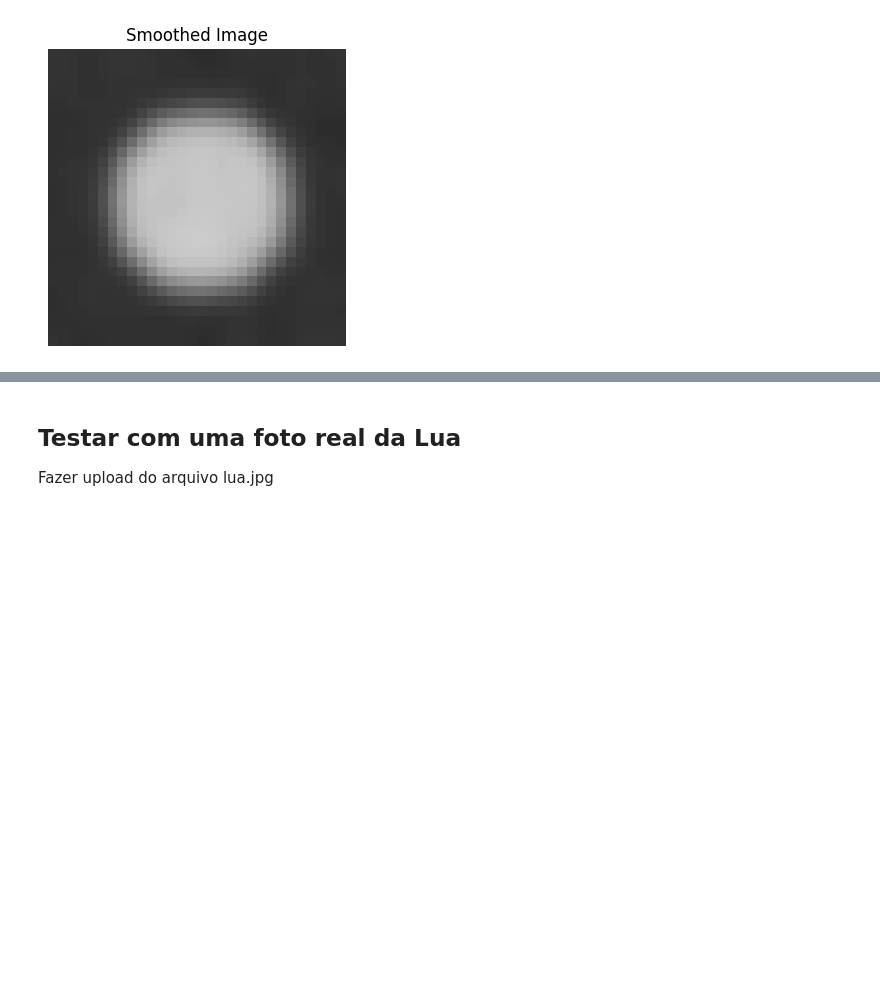
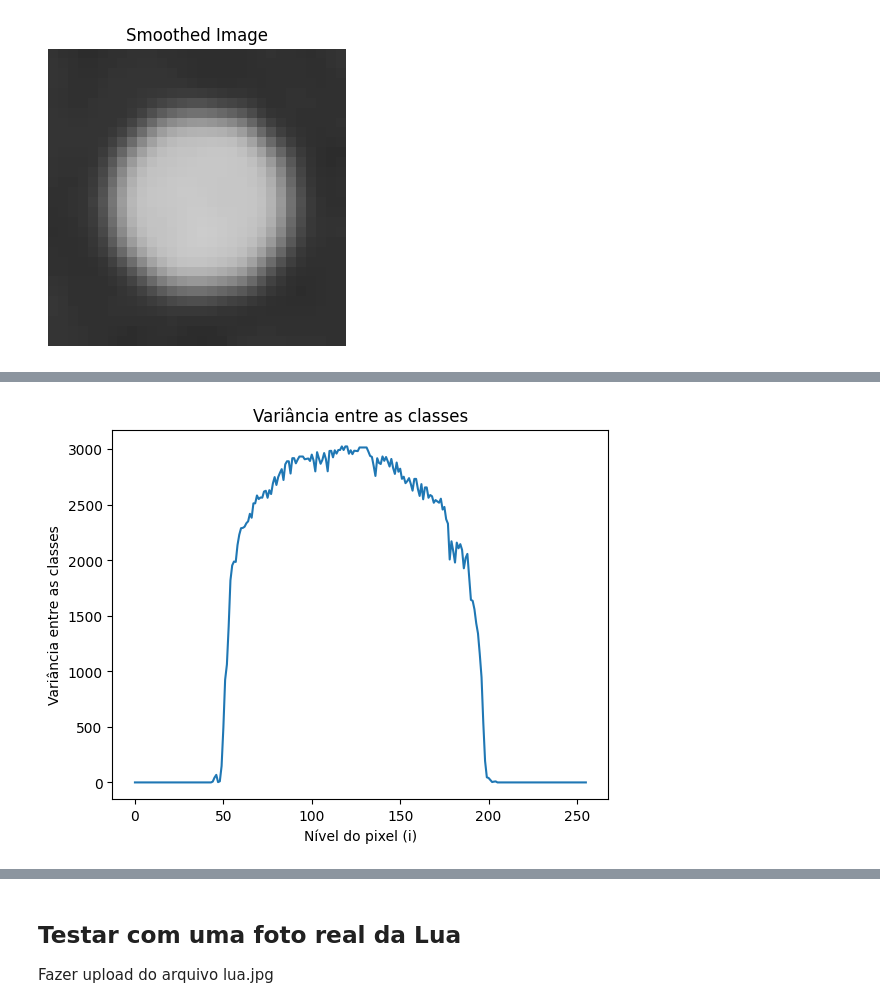
Before and after one commit to brunoroma83/PTC5892-Processamento-de-Imagens-Medicas, a Jupyter notebook: Método Otsu (1979).ipynb, the cells around one changed output, grey strips where cells are left out. Saved outputs shown, nothing was run; the diff lists cells and outputs as text; code cells hidden in the pictures; blank space fills up the shorter version.

```diff
--- a/Método Otsu (1979).ipynb
+++ b/Método Otsu (1979).ipynb
@@ -424,3 +451,12 @@ print(sigma_B2)
+# %%
+# plotar o sigma_B2
+plt.plot(sigma_B2)
+plt.xlabel('Nível do pixel (i)')
+plt.ylabel('Variância entre as classes')
+plt.title('Variância entre as classes')
+plt.show()
+# %% [output]
+[figure, added]
 # %%
 # verificar quantos valores de k apresentam variação máxima
 print(f"Variância Máxima entre Classes: {sigma_B2.max()}")
```
Also changed, not shown: parts of 17 cells of this notebook.
